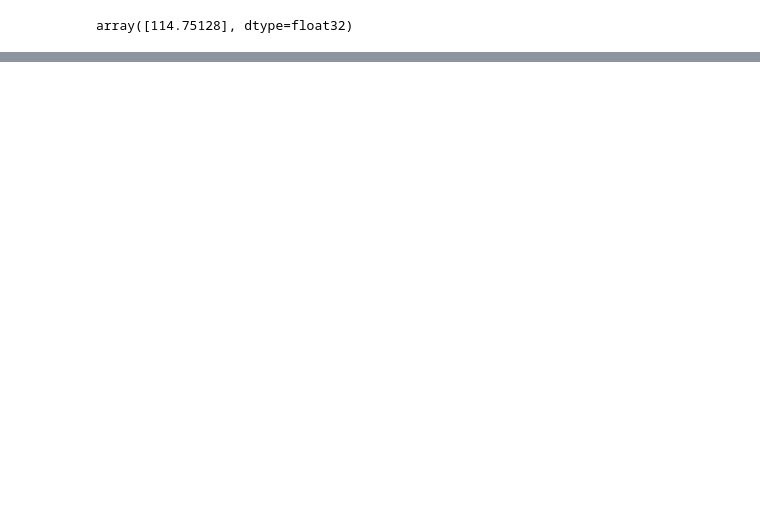
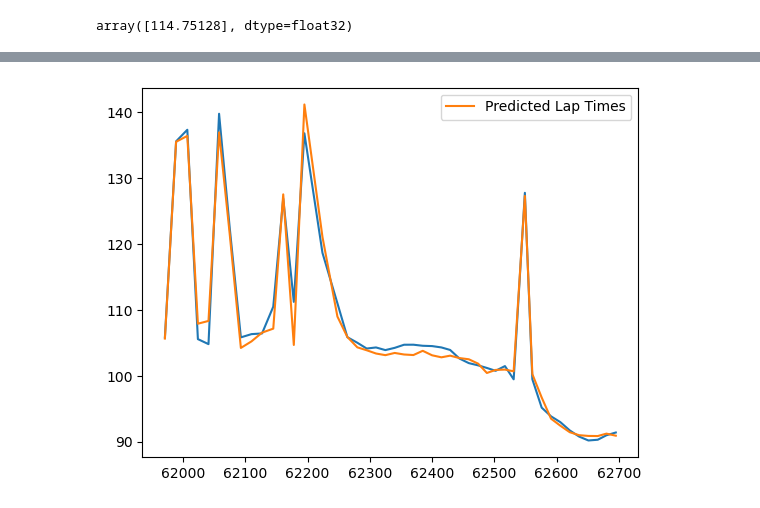
Before and after one commit to zman51500/GCUProj, a Jupyter notebook: V2/test.ipynb, the cells around one changed output, grey strips where cells are left out. Saved outputs shown, nothing was run; the diff lists cells and outputs as text; code cells hidden in the pictures; blank space fills up the shorter version.

```diff
--- a/V2/test.ipynb
+++ b/V2/test.ipynb
@@ -104,0 +160,4 @@ d = {
+# %%
+X = data.drop(columns=['LapTime'])
+y = data['LapTime']
+model.fit(X,y)
@@ -104,0 +196,3 @@ d = {
+# %%
+model.fit(X,y)
+model.transform(X)
@@ -104,0 +201,17 @@ d = {
+# %%
+X = data.drop(columns=['LapTime'])
+y = data['LapTime']
+model.fit(X,y)
+preds = model.predict(X)
+print(root_mean_squared_error(y, preds), mean_absolute_error(y, preds))
+
+drivers = data['Driver'].unique()
+
+for d in drivers:
+    f = data[data['Driver'] == d]
+    X = f.drop(columns=['LapTime'])
+    y = f['LapTime']
+    pred = model.predict(X)
+    r = root_mean_squared_error(y, pred)
+    m = mean_absolute_error(y, pred)
+    print(f"{d}: RMSE: {r:.2f}, MAE: {m:.2f}")
@@ -104,0 +236,11 @@ d = {
+# %%
+test = data[(data['Driver'] == 'VER') & (data['EventYear'] == 2025) & (data['EventName'] == 'British Grand Prix')]
+
+p = model.predict(test.drop(columns=['LapTime']))
+
+plt.plot(test.index,test['LapTime'].values)
+plt.plot(test.index, p, label='Predicted Lap Times')
+plt.legend()
+plt.show()
+# %% [output]
+[figure, added]
```
Also changed, not shown: parts of 12 cells of this notebook, 8 other files.
